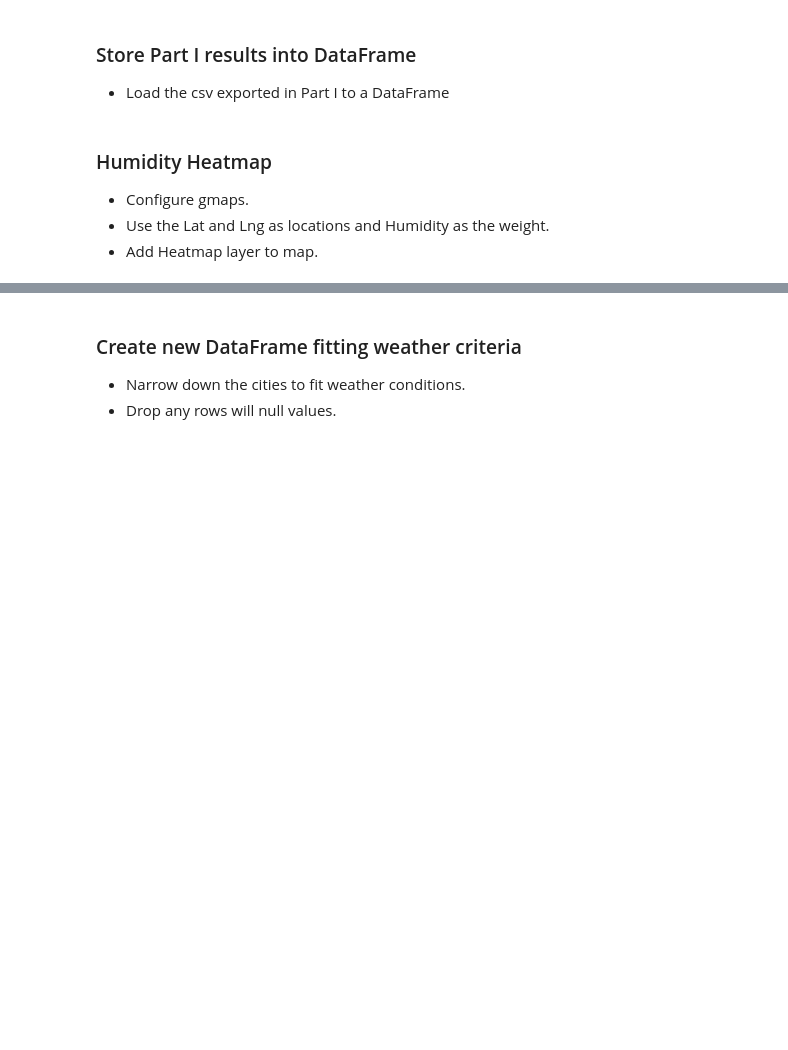
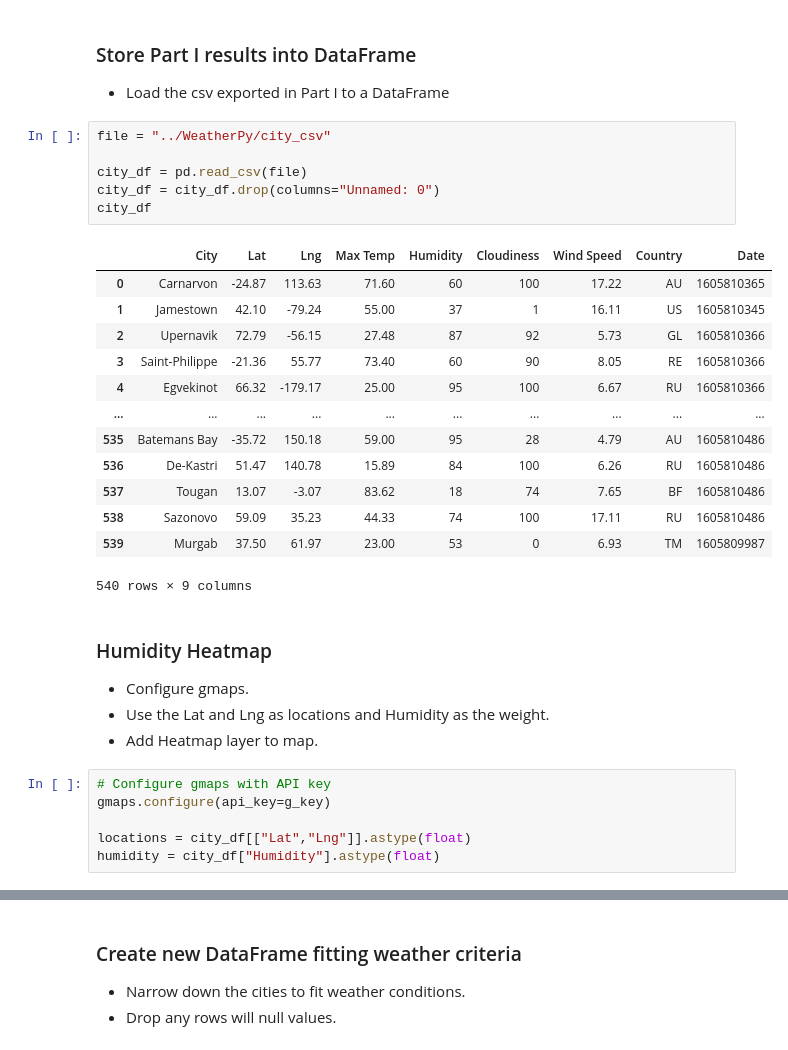
Before and after one commit to jacance/python-api-challenge, a Jupyter notebook: VacationPy/VacationPy.ipynb, the cells around one changed output, grey strips where cells are left out. Cells and saved outputs as stored; diff of their text form; blank space fills up the shorter version.

```diff
--- a/VacationPy/VacationPy.ipynb
+++ b/VacationPy/VacationPy.ipynb
@@ -22,8 +20,34 @@ ModuleNotFoundError: No module named 'gmaps'
 # %% [markdown]
 ### Store Part I results into DataFrame
 * Load the csv exported in Part I to a DataFrame
+# %%
+file = "../WeatherPy/city_csv"
+
+city_df = pd.read_csv(file)
+city_df = city_df.drop(columns="Unnamed: 0")
+city_df
+# %% [output]
+|  | City | Lat | Lng | Max Temp | Humidity | Cloudiness | Wind Speed | Country | Date |
+| 0 | Carnarvon | -24.87 | 113.63 | 71.60 | 60 | 100 | 17.22 | AU | 1605810365 |
+| 1 | Jamestown | 42.10 | -79.24 | 55.00 | 37 | 1 | 16.11 | US | 1605810345 |
+| 2 | Upernavik | 72.79 | -56.15 | 27.48 | 87 | 92 | 5.73 | GL | 1605810366 |
+| 3 | Saint-Philippe | -21.36 | 55.77 | 73.40 | 60 | 90 | 8.05 | RE | 1605810366 |
+| 4 | Egvekinot | 66.32 | -179.17 | 25.00 | 95 | 100 | 6.67 | RU | 1605810366 |
+| ... | ... | ... | ... | ... | ... | ... | ... | ... | ... |
+| 535 | Batemans Bay | -35.72 | 150.18 | 59.00 | 95 | 28 | 4.79 | AU | 1605810486 |
+| 536 | De-Kastri | 51.47 | 140.78 | 15.89 | 84 | 100 | 6.26 | RU | 1605810486 |
+| 537 | Tougan | 13.07 | -3.07 | 83.62 | 18 | 74 | 7.65 | BF | 1605810486 |
+| 538 | Sazonovo | 59.09 | 35.23 | 44.33 | 74 | 100 | 17.11 | RU | 1605810486 |
+| 539 | Murgab | 37.50 | 61.97 | 23.00 | 53 | 0 | 6.93 | TM | 1605809987 |
+540 rows × 9 columns
 # %% [markdown]
 ### Humidity Heatmap
 * Configure gmaps.
 * Use the Lat and Lng as locations and Humidity as the weight.
 * Add Heatmap layer to map.
+# %%
+# Configure gmaps with API key
+gmaps.configure(api_key=g_key)
+
+locations = city_df[["Lat","Lng"]].astype(float)
+humidity = city_df["Humidity"].astype(float)
```
Also changed, not shown: parts of 6 cells of this notebook, 4 other files.
